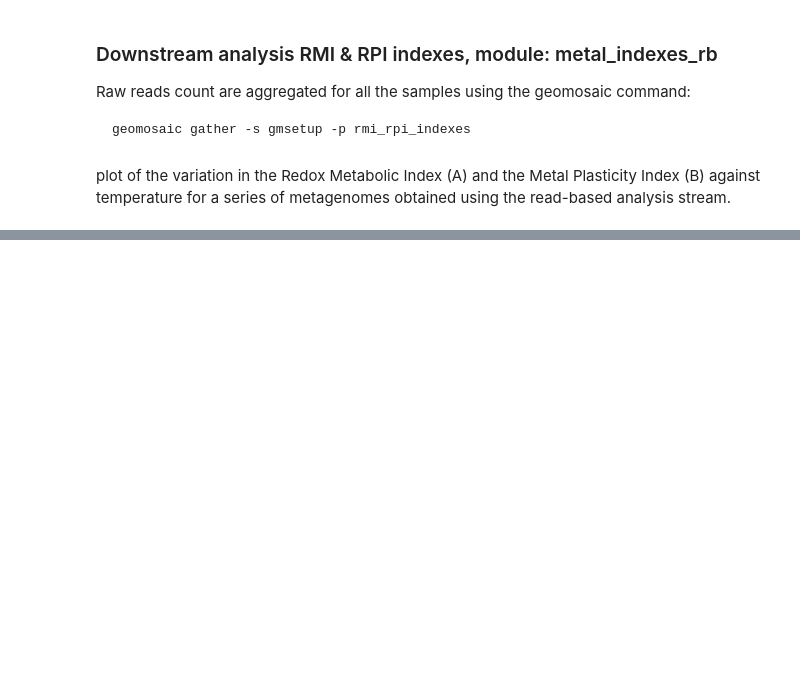
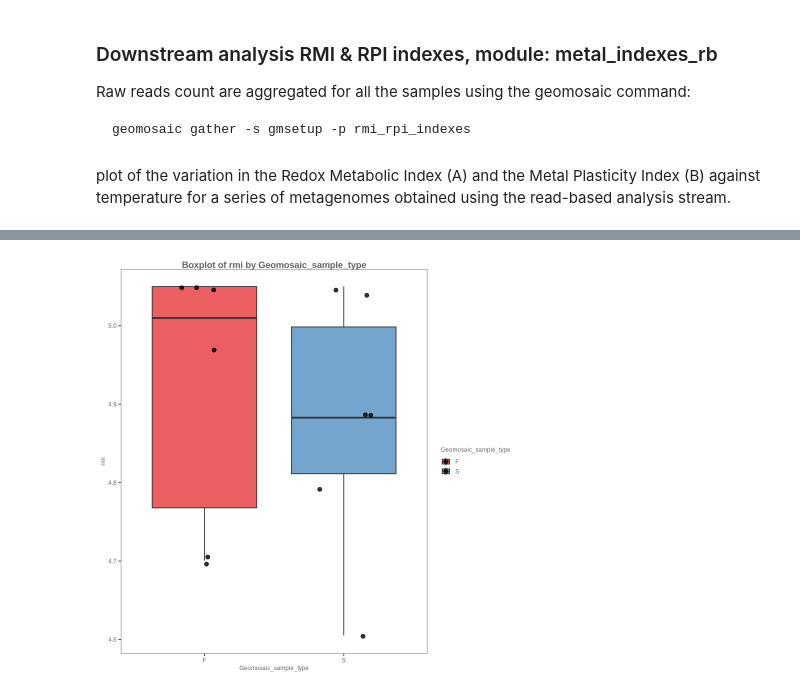
Before and after one commit to EdoT99/geomosaic_cookbook, a Jupyter notebook: notebooks/geomosaic_rmi-rpi-indexes.ipynb, the cells around one changed output, grey strips where cells are left out. Cells and saved outputs as stored; diff of their text form; code cells hidden in the pictures; blank space fills up the shorter version.

Commit message:
Add boxplot TRUE

```diff
--- a/notebooks/geomosaic_rmi-rpi-indexes.ipynb
+++ b/notebooks/geomosaic_rmi-rpi-indexes.ipynb
@@ -145,0 +147,22 @@ plot_scatter(combined_df, "rmi", "rpi", "Geomosaic_sample_type")
+# %%
+plot_boxplot <- function(df, x_col, y_col, fill_col) {
+  ggplot(df, aes(x = .data[[x_col]],
+                 y = .data[[y_col]],
+                 fill = .data[[fill_col]])) +
+    # The boxplot shows the median and quartiles
+    geom_boxplot(outlier.shape = NA, alpha = 0.7) +
+    # Adding jittered points helps see the 12 samples individually
+    geom_jitter(width = 0.2, size = 2, alpha = 0.8) +
+    labs(
+      x = x_col,
+      y = y_col,
+      fill = fill_col,
+      title = paste("Boxplot of", y_col, "by", x_col)
+    ) +
+    theme_glab() +
+    scale_fill_brewer(palette = "Set1")
+}
+# %%
+plot_boxplot(combined_df, "Geomosaic_sample_type", "rmi", "Geomosaic_sample_type")
+# %% [output]
+[figure, added]
```
Also changed, not shown: parts of 3 cells of this notebook.
